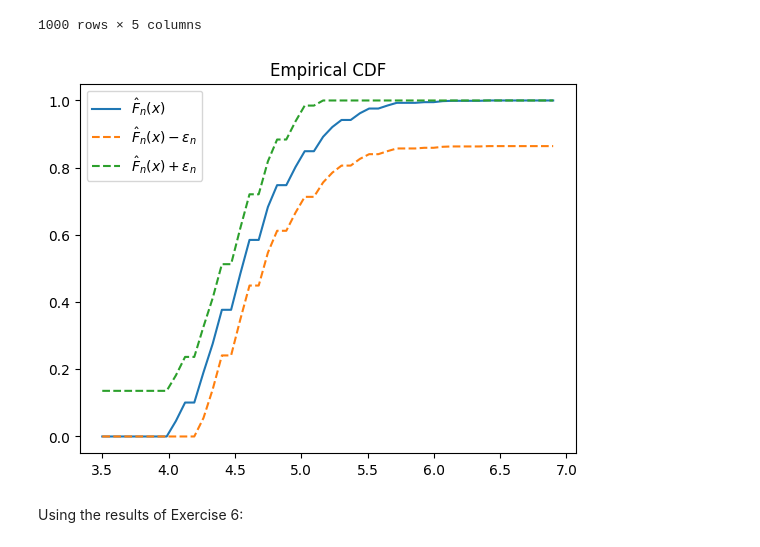
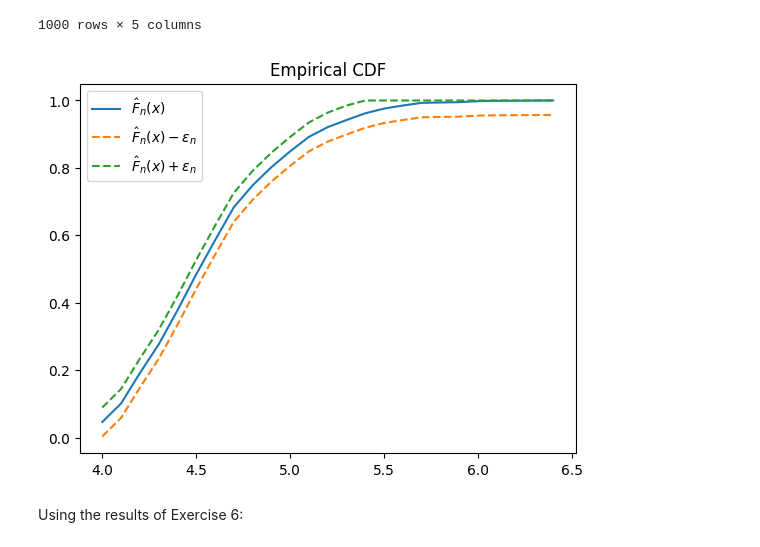
Before and after one commit to aglebov/all-of-statistics, a Jupyter notebook: ch07/exercises.ipynb, the cells around one changed output. Saved outputs shown, nothing was run; the diff lists cells and outputs as text; code cells hidden in the pictures.

```diff
--- a/ch07/exercises.ipynb
+++ b/ch07/exercises.ipynb
@@ -169,7 +211,7 @@ alpha = 0.05
 eps = np.sqrt(np.log(2 / alpha) / 2 / n)
 # %%
 # define the grid on which we evaluate Fn(x)
-grid = np.linspace(data['mag'].min() - 0.5, data['mag'].max() + 0.5)
+grid = np.unique(data['mag'])
 # %%
 Fn = stats.ecdf(data['mag']).cdf.evaluate
 Fn_est = Fn(grid)
@@ -178,12 +220,12 @@ U = np.minimum(Fn_est + eps, 1)
 # %%
 fig, ax = plt.subplots()
 ax.plot(grid, Fn_est, label='$\\hat{{F}}_n(x)$');
 ax.plot(grid, L, '--', label='$\\hat{{F}}_n(x) - \\epsilon_n$');
-ax.plot(grid, U, '--', label='$\hat{{F}}_n(x) + \\epsilon_n$');
+ax.plot(grid, U, '--', label='$\\hat{{F}}_n(x) + \\epsilon_n$');
 ax.set_title('Empirical CDF');
 ax.legend();
 # %% [output]
-[figure, old version]
+[figure, new version]
 # %% [markdown]
 Using the results of Exercise 6:
 # %%
```
Also changed, not shown: parts of 60 cells of this notebook.
